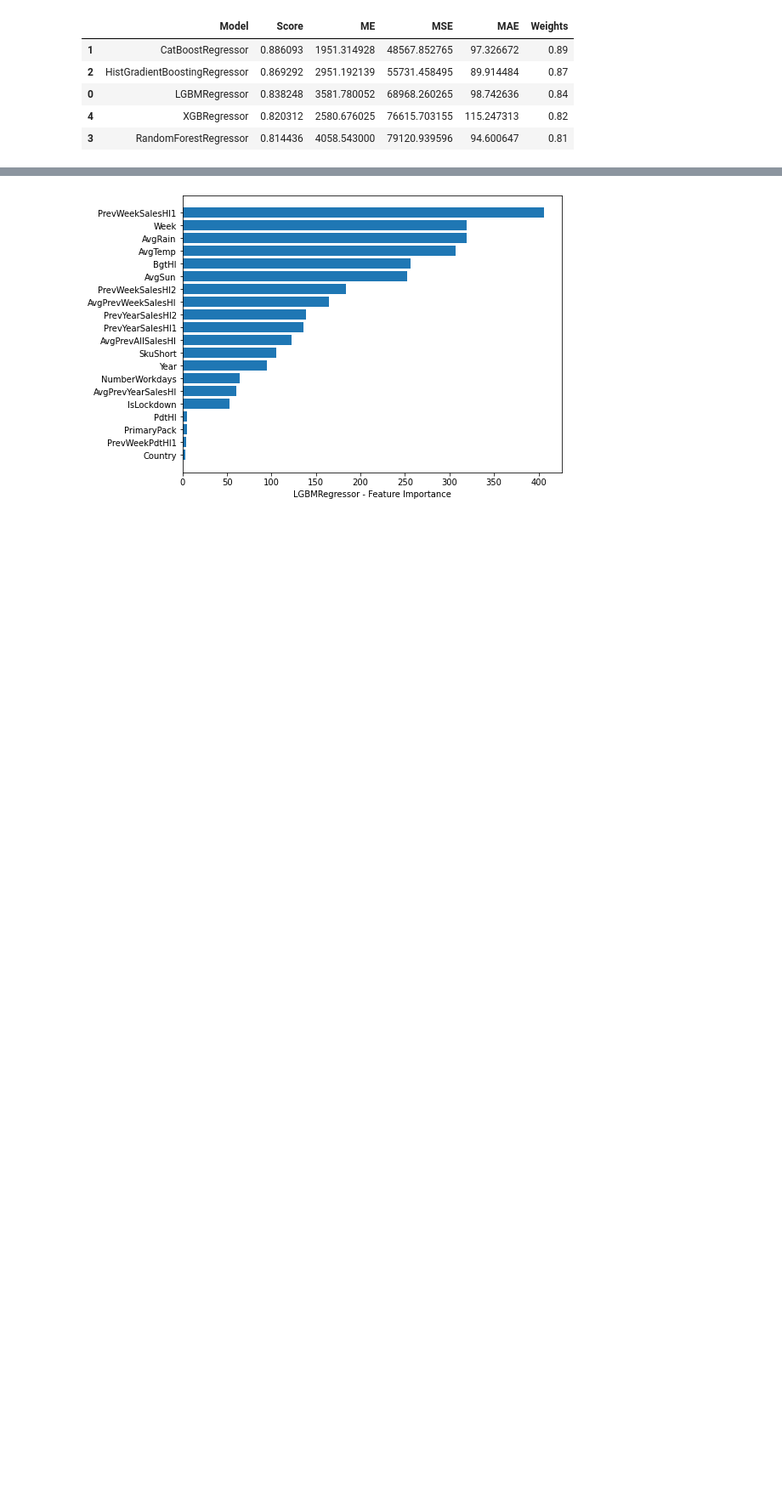
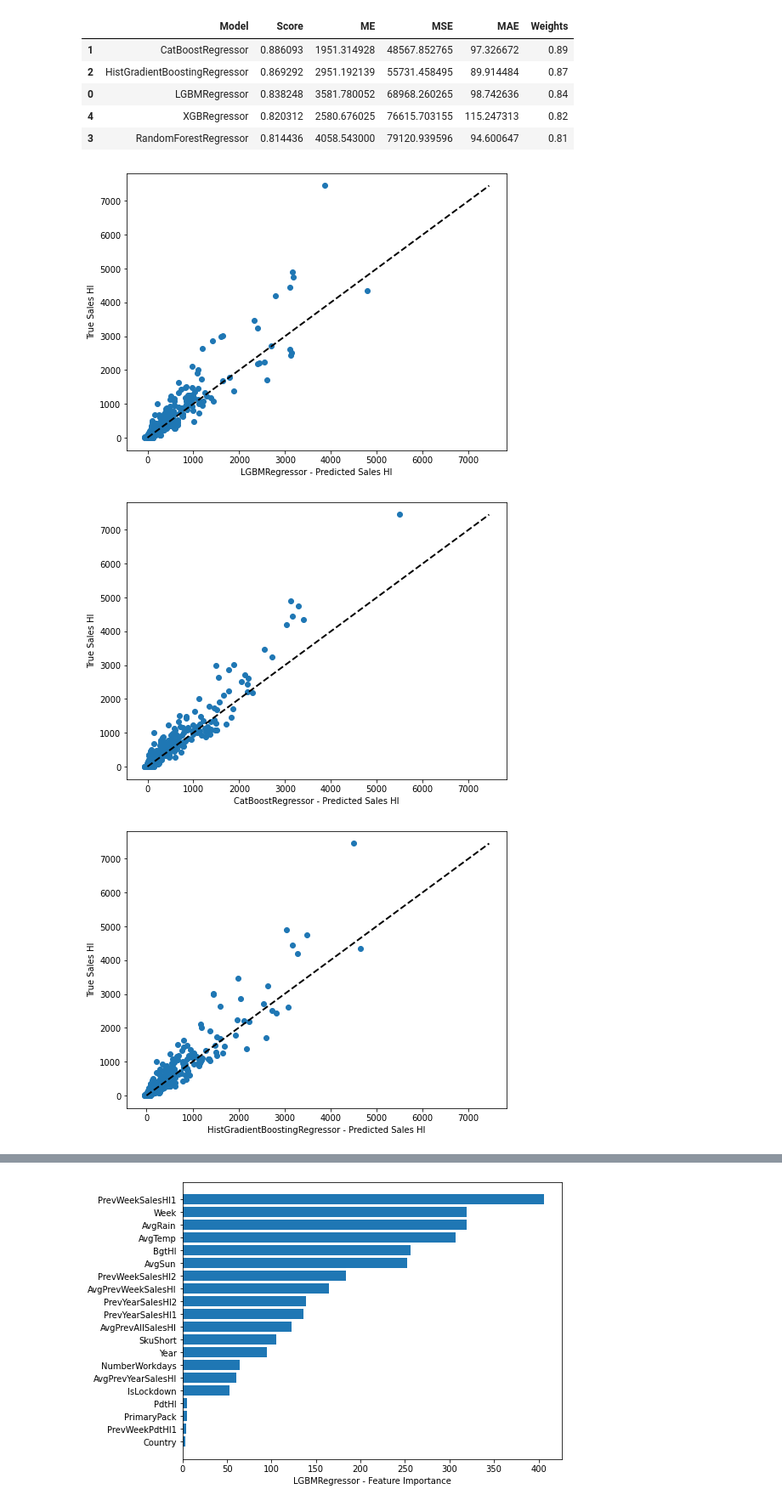
Before and after one commit to kohlicekjan/forecasting-beer-sales-ml, a Jupyter notebook: main.ipynb, the cells around one changed output, grey strips where cells are left out. Shown at 85% size. Saved outputs shown, nothing was run; the diff lists cells and outputs as text; code cells hidden in the pictures; blank space fills up the shorter version.

```diff
--- a/main.ipynb
+++ b/main.ipynb
@@ -793,3 +793,11 @@ result_models.sort_values(by=['Score'], ascending=False)
 | 0 | LGBMRegressor | 0.838248 | 3581.780052 | 68968.260265 | 98.742636 | 0.84 |
 | 4 | XGBRegressor | 0.820312 | 2580.676025 | 76615.703155 | 115.247313 | 0.82 |
 | 3 | RandomForestRegressor | 0.814436 | 4058.543000 | 79120.939596 | 94.600647 | 0.81 |
+# %%
+for key, model in estimators:
+    y_pred = model.predict(X_test)
+    show_pred(y_test, y_pred, f"{key} - Predicted Sales Hl")
+# %% [output]
+[figure, added]
+[figure, added]
+[figure, added]
```
Also changed, not shown: parts of 14 cells of this notebook, 3 other files.
